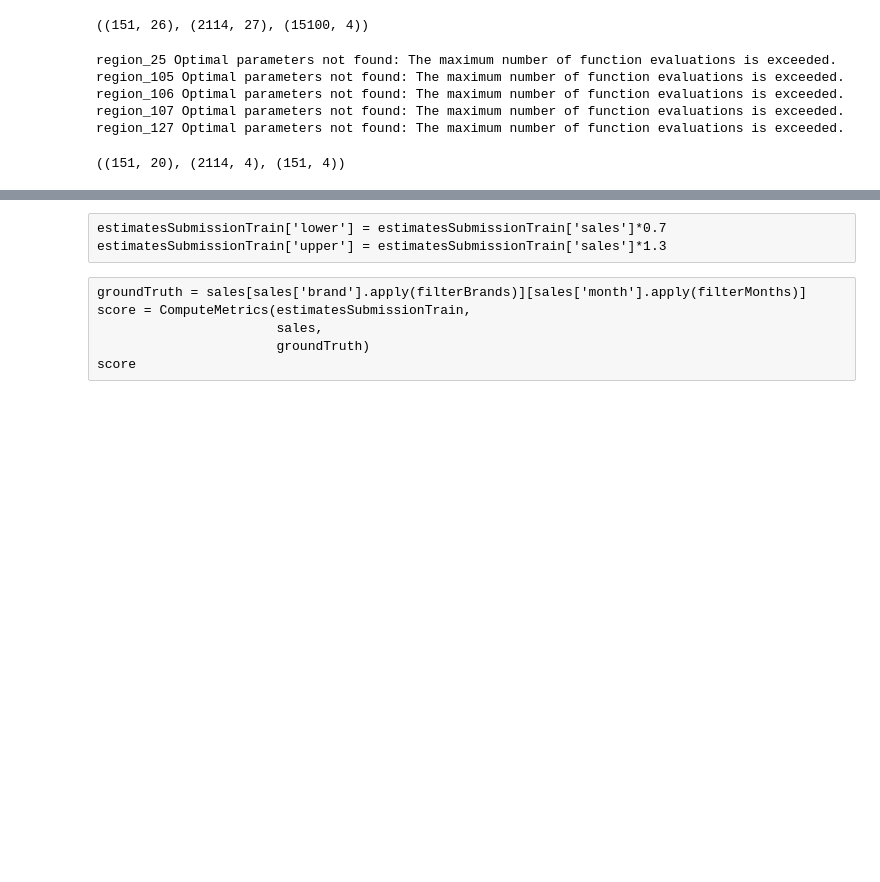
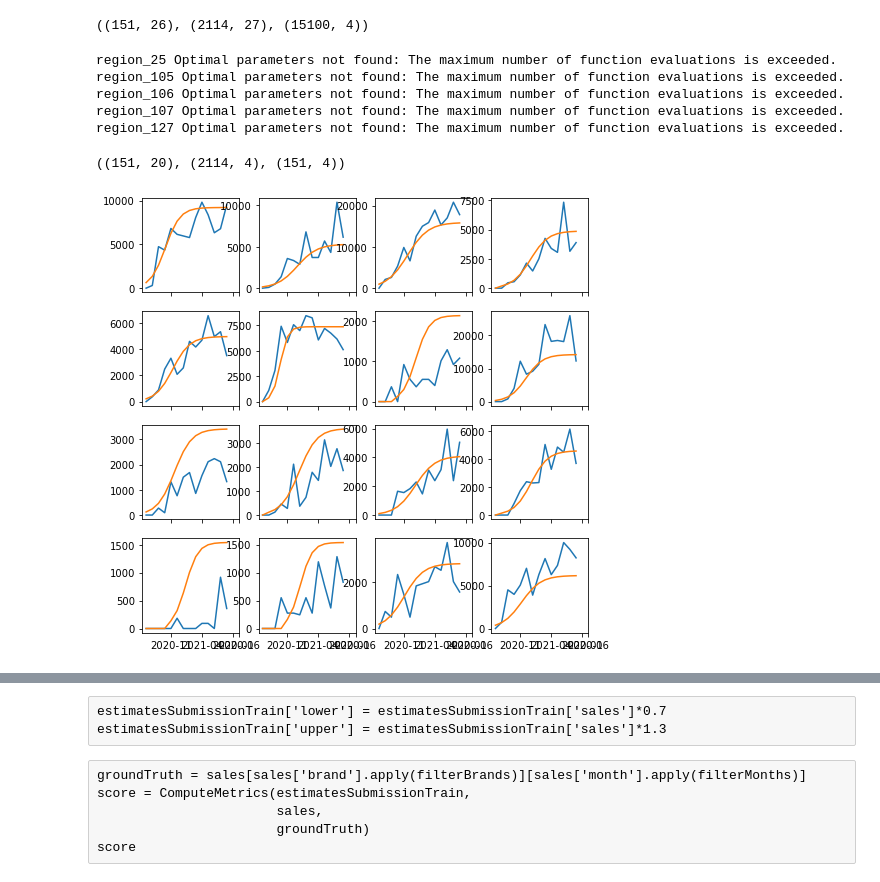
Before and after one commit to StefanKohlbacher/novDatathon, a Jupyter notebook: Time-based-regression.ipynb, the cells around one changed output, grey strips where cells are left out. Drawn from its saved outputs; the diff is of its cells as text; code cells hidden in the pictures; blank space fills up the shorter version.

```diff
--- a/Time-based-regression.ipynb
+++ b/Time-based-regression.ipynb
@@ -282,11 +282,18 @@ def makeCorrectionSubmissionData(predictions: Dict[str, pd.DataFrame],
     return submissionData
 
 
-def plotRandomRegions(submissionData: pd.DataFrame, brand: str):
+def plotRandomRegions(submissionData: pd.DataFrame,
+                      brand: str,
+                      isTrain: bool = False,
+                      groundTruth: pd.DataFrame = None
+                     ):
     fig, ax = plt.subplots(nrows=4, ncols=4, figsize=(8, 8), sharex=True)
     for i in range(4):
         for j in range(4):
-            randomRegion = 'region_{}'.format(np.random.randint(151, 201, 1)[0])
+            if isTrain:
+                randomRegion = 'region_{}'.format(np.random.randint(151))
+            else:
+                randomRegion = 'region_{}'.format(np.random.randint(151, 201, 1)[0])
             df = submissionData[submissionData['brand'] == brand]
             df = df[df['region'] == randomRegion]
             sales, lower, upper = df['sales'].values, df['lower'].values, df['upper'].values
@@ -294,12 +301,36 @@ def plotRandomRegions(submissionData: pd.DataFrame, brand: str):
             ax[i, j].plot(df['month'].values, lower, 'b--')
             ax[i, j].plot(df['month'].values, upper, 'b--')
 
+            if groundTruth is not None:
+                df = groundTruth[groundTruth['brand'] == brand]
+                df = df[df['region'] == randomRegion]
+                ax[i, j].plot(df['month'].values, df['sales'].values, 'g--')
+
     plt.setp(ax,
              xticks=[df['month'].values[i] for i in range(df.shape[0]) if i%5 == 0],
             )
 
     plt.show()
     plt.close()
+
+
+def plotRandomEstimationRegions(dfTrue, dfPred):
+    xTicks = dfTrue.columns.values
+    fig, ax = plt.subplots(nrows=4, ncols=4, figsize=(8,8), sharex=True)
+    for i in range(4):
+        for j in range(4):
+            # yPred = trainingPredictions[brand]
+            randomRegion = np.random.randint(0, 151, size=1)[0]
+            yPred = dfPred.iloc[randomRegion, :].values
+            ax[i, j].plot(dfTrue.columns.values[6:], dfTrue.iloc[randomRegion, :].values[6:])
+            ax[i, j].plot(dfTrue.columns.values[6:], np.where(yPred < 0, np.zeros(yPred.shape), yPred))
+
+    plt.setp(ax,
+             xticks=[xTicks[i] for i in range(len(xTicks)) if i%5 == 0],
+            )
+
+    plt.show()
+    plt.close()
 # %%
 # load training data
 regionTrain = loadRegionData(True)
@@ -334,3 +365,7 @@ models, scalers = trainEstimationModel(regionTrain, estimationYTrue, modelType,
 estimatesTrain = predictEstimationModel(regionTrain, models, scalers)
 estimatesSubmissionTrain = makeSubmissionDataFromEstimates(estimatesTrain, True)
 # ciBoundsEstimation = getCIFromEstimationModel(estimatesSubmissionTrain, )
+# %%
+plotRandomEstimationRegions(regionYTrue['brand_1'], estimatesTrain['brand_1'])
+# %% [output]
+[figure, added]
```
Also changed, not shown: parts of 4 cells of this notebook, 1 other file.
